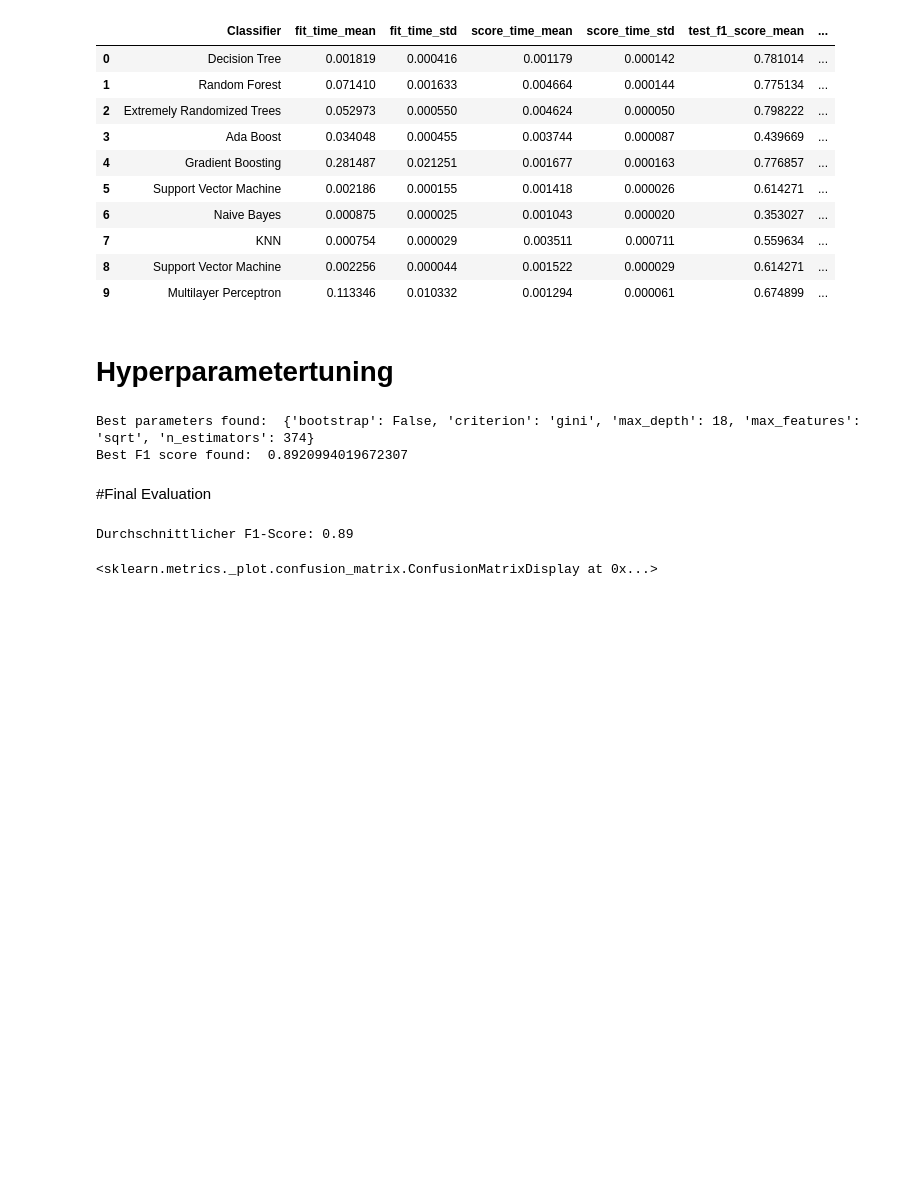
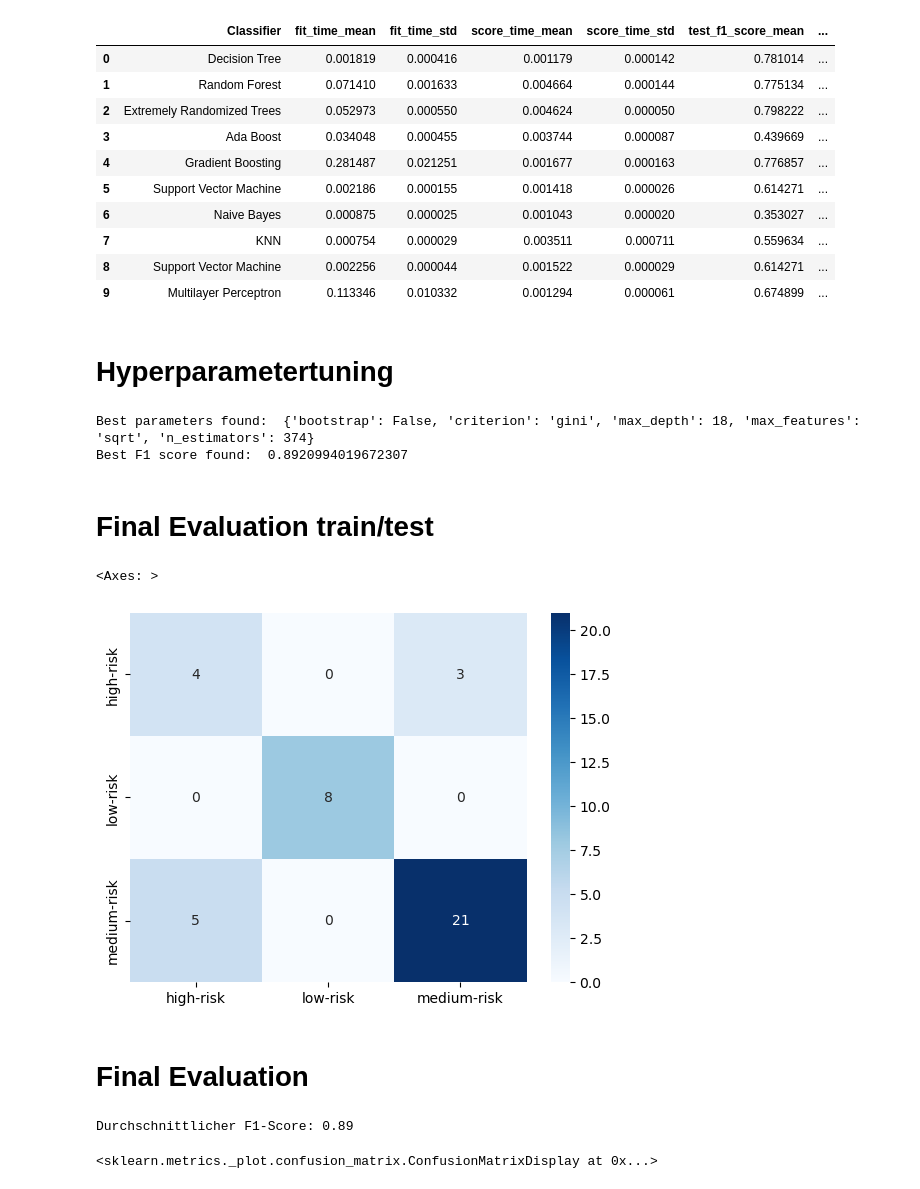
Before and after one commit to KingKai69/VisualAnalytics, a Jupyter notebook: VA_Classification.ipynb, the cells around one changed output. Drawn from its saved outputs; the diff is of its cells as text; code cells hidden in the pictures; blank space fills up the shorter version.

```diff
--- a/VA_Classification.ipynb
+++ b/VA_Classification.ipynb
@@ -524,8 +532,24 @@ print("Best F1 score found: ", hyperparam_optimizer.best_score_)
 # %% [output]
 Best parameters found:  {'bootstrap': False, 'criterion': 'gini', 'max_depth': 18, 'max_features': 'sqrt', 'n_estimators': 374}
 Best F1 score found:  0.8920994019672307
+# %% [markdown]
+# Final Evaluation train/test
+# %%
+clf_final = ExtraTreesClassifier(n_estimators=117, criterion="entropy", max_depth=19 , class_weight='balanced', random_state = SEED)
+X_train, X_test, y_train, y_test = train_test_split(x_data, y_data, test_size=0.2, random_state=SEED)
+clf_final.fit(X_train, y_train)
+y_pred = clf_final.predict(X_test)
+# %%
+cm = confusion_matrix(y_test, y_pred)
+sns.heatmap(cm, annot=True, cmap='Blues', fmt='d', xticklabels=clf_final.classes_, yticklabels=clf_final.classes_)
+#plt.figure(figsize=(8, 6))
+#plt.xlabel('Predicted')
+#plt.ylabel('Actual')
+# %% [output]
+<Axes: >
+[figure, added]
 # %% [markdown]
-#Final Evaluation
+# Final Evaluation
 # %%
 # Init new MLP with best setting of Hyperparameters
 clf_final = ExtraTreesClassifier(n_estimators=117, criterion="entropy", max_depth=19 , class_weight='balanced', random_state = SEED)
```
Also changed, not shown: parts of 28 cells of this notebook, 2 other files.
